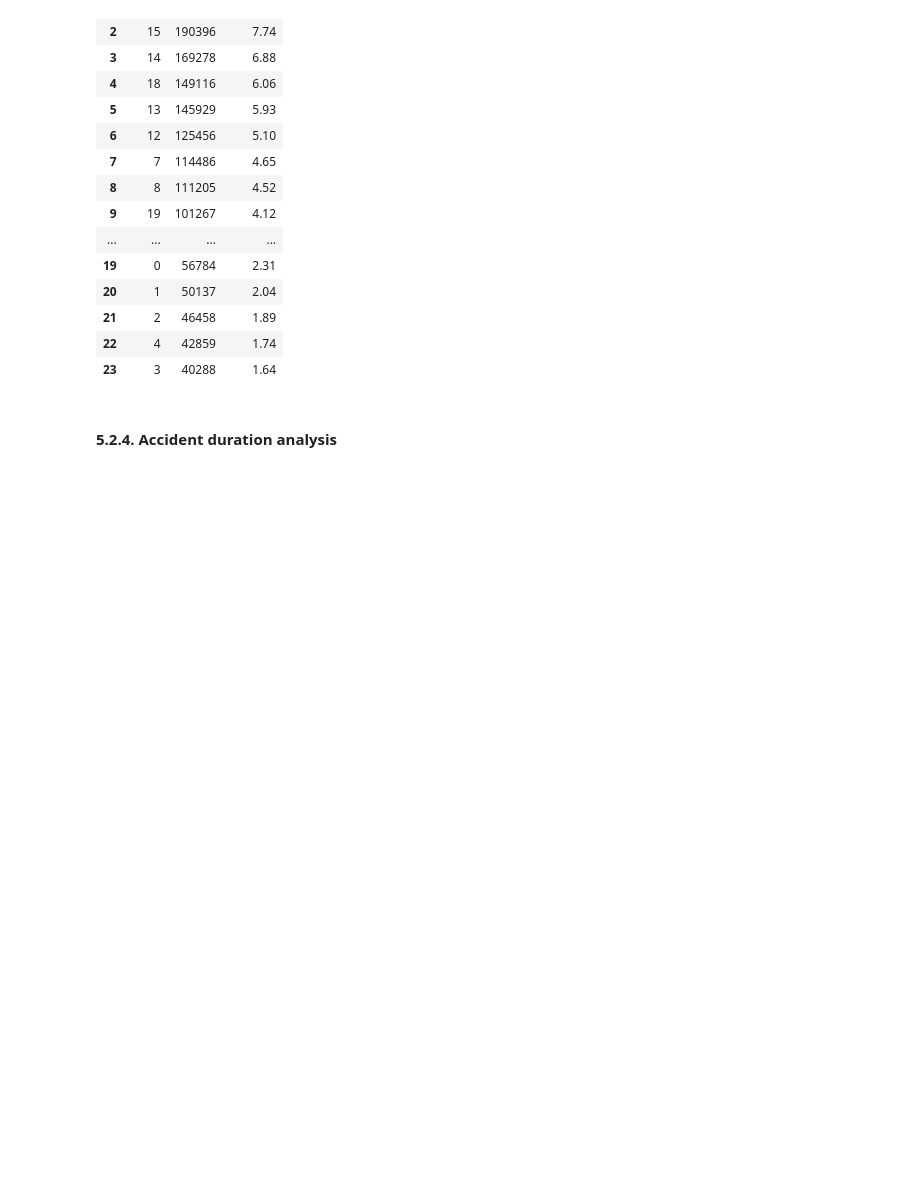
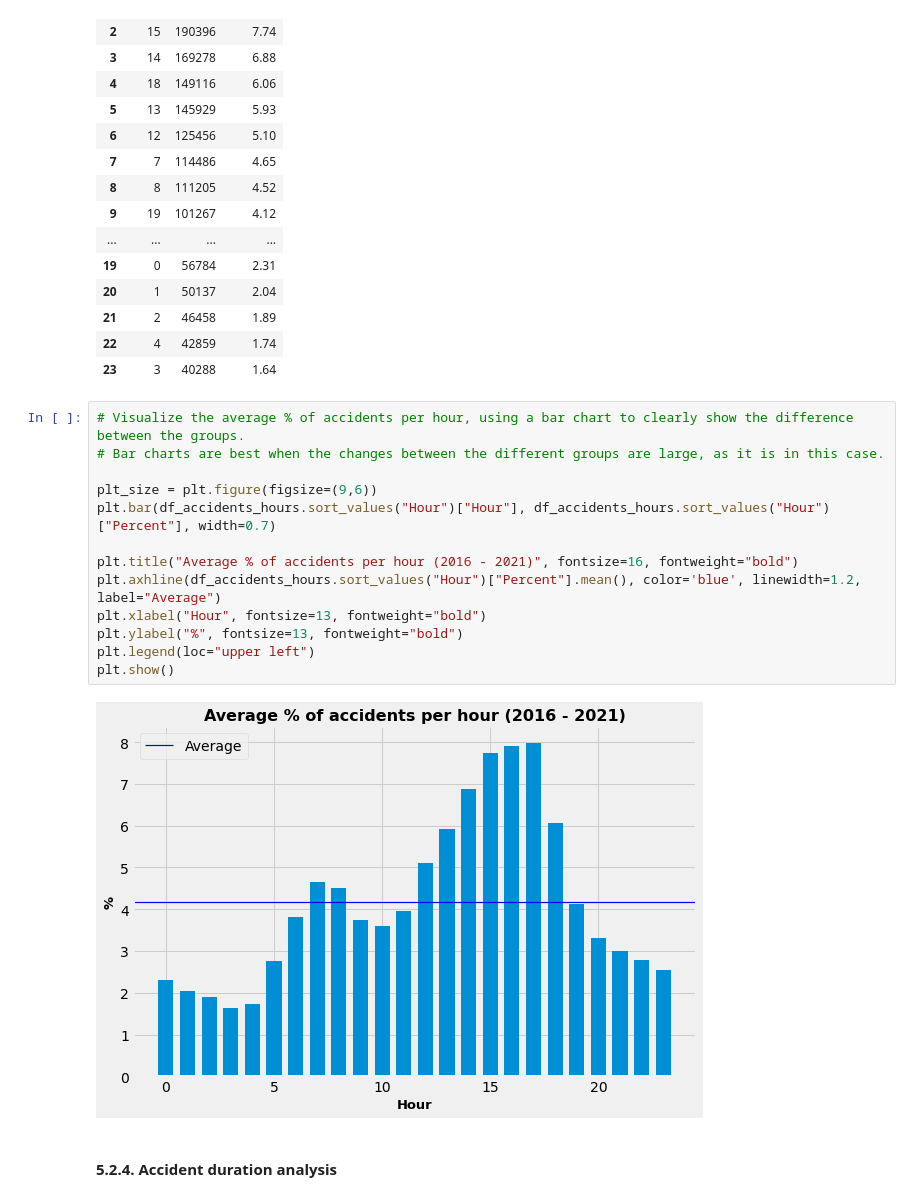
Before and after one commit to lyubol/Exploratory-Data-Analysis, a Jupyter notebook: EDA - US Accidents/US Accidents-checkpoint.ipynb, the cells around one changed output. Cells and saved outputs as stored; diff of their text form; blank space fills up the shorter version.

```diff
--- a/EDA - US Accidents/US Accidents-checkpoint.ipynb
+++ b/EDA - US Accidents/US Accidents-checkpoint.ipynb
@@ -841,6 +876,21 @@ Percent of accidents during the night hours (11 PM to 5 AM): 14.92%
 | 21 | 2 | 46458 | 1.89 |
 | 22 | 4 | 42859 | 1.74 |
 | 23 | 3 | 40288 | 1.64 |
+# %%
+# Visualize the average % of accidents per hour, using a bar chart to clearly show the difference between the groups.
+# Bar charts are best when the changes between the different groups are large, as it is in this case.
+
+plt_size = plt.figure(figsize=(9,6))
+plt.bar(df_accidents_hours.sort_values("Hour")["Hour"], df_accidents_hours.sort_values("Hour")["Percent"], width=0.7)
+
+plt.title("Average % of accidents per hour (2016 - 2021)", fontsize=16, fontweight="bold")
+plt.axhline(df_accidents_hours.sort_values("Hour")["Percent"].mean(), color='blue', linewidth=1.2, label="Average")
+plt.xlabel("Hour", fontsize=13, fontweight="bold")
+plt.ylabel("%", fontsize=13, fontweight="bold")
+plt.legend(loc="upper left")
+plt.show()
+# %% [output]
+[figure, added]
 # %% [markdown]
 #### 5.2.4. Accident duration analysis
 # %% [markdown]
```
Also changed, not shown: parts of 9 cells of this notebook.
